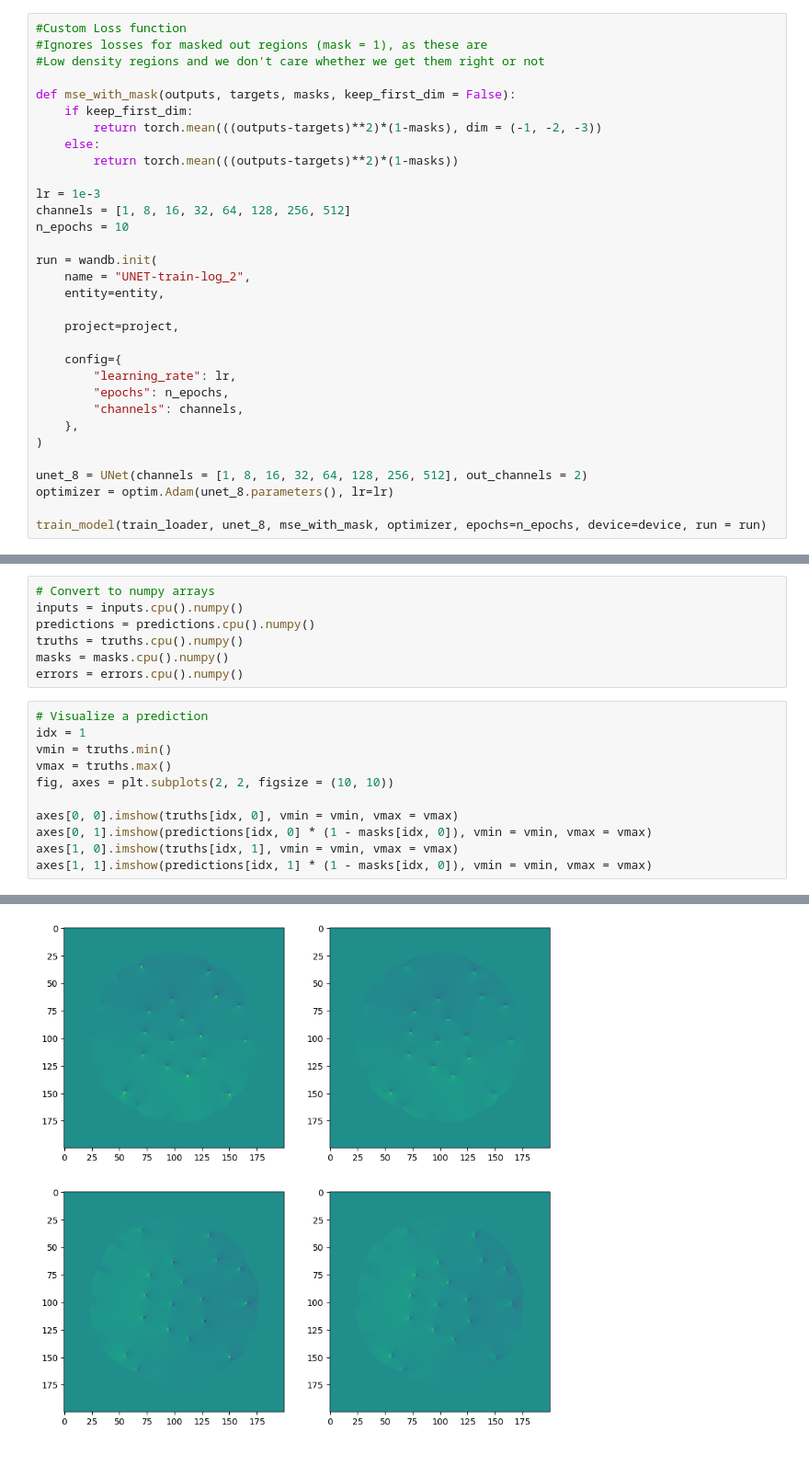
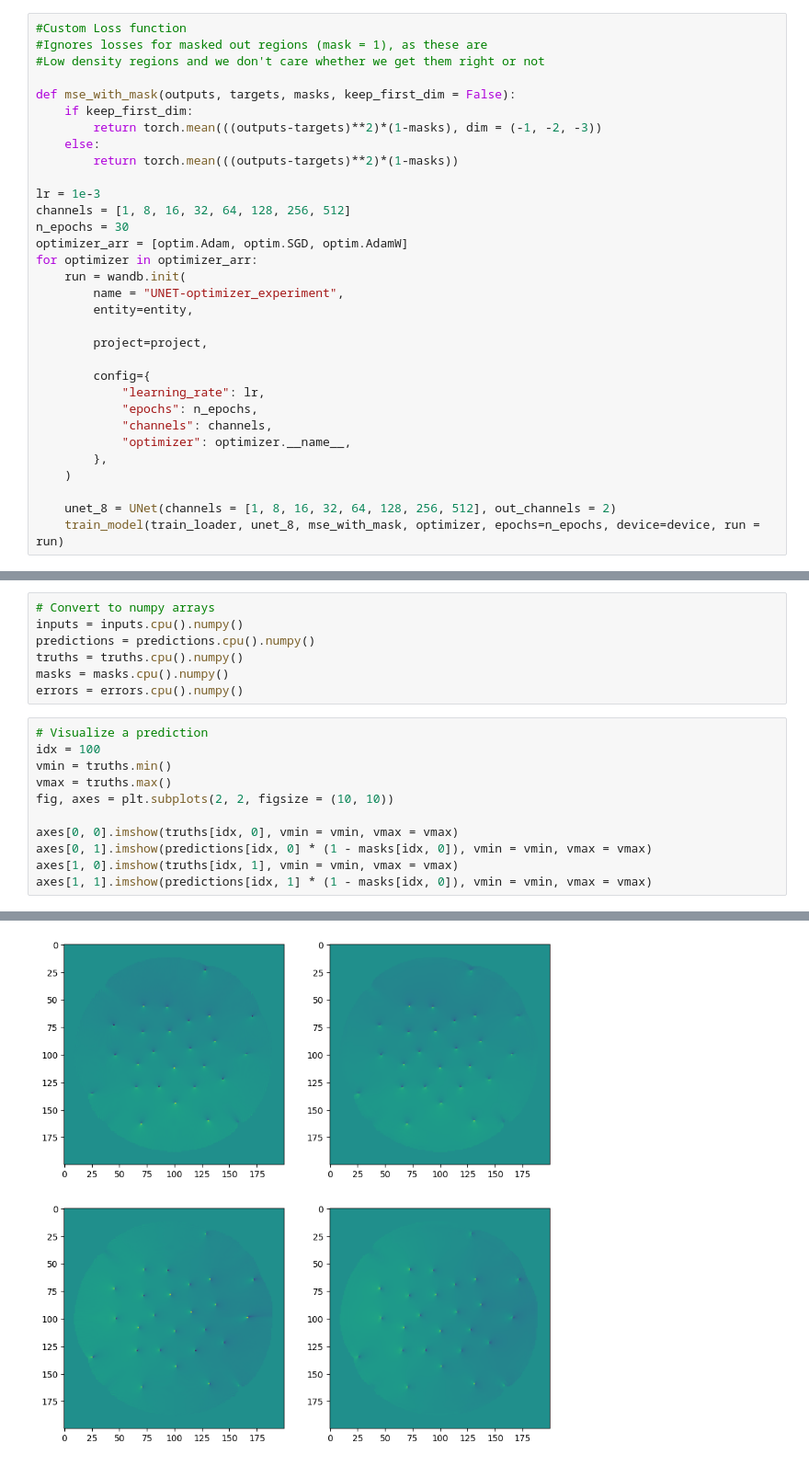
Before and after one commit to JackieLee23/HPML-Final-Project, a Jupyter notebook: density_to_phase_grad.ipynb, the cells around one changed output, grey strips where cells are left out. Shown: that part at 92% size. Cells and saved outputs as stored; diff of their text form.

```diff
--- a/density_to_phase_grad.ipynb
+++ b/density_to_phase_grad.ipynb
@@ -368,23 +402,23 @@ def mse_with_mask(outputs, targets, masks, keep_first_dim = False):
 
 lr = 1e-3
 channels = [1, 8, 16, 32, 64, 128, 256, 512]
-n_epochs = 10
+n_epochs = 30
+optimizer_arr = [optim.Adam, optim.SGD, optim.AdamW]
+for optimizer in optimizer_arr:
+    run = wandb.init(
+        name = "UNET-optimizer_experiment",
+        entity=entity,
 
-run = wandb.init(
-    name = "UNET-train-log_2",
-    entity=entity,
+        project=project,
 
-    project=project,
+        config={
+            "learning_rate": lr,
+            "epochs": n_epochs,
+            "channels": channels,
+            "optimizer": optimizer.__name__,
+        },
+    )
 
-    config={
-        "learning_rate": lr,
-        "epochs": n_epochs,
-        "channels": channels,
-    },
-)
-
-unet_8 = UNet(channels = [1, 8, 16, 32, 64, 128, 256, 512], out_channels = 2)
-optimizer = optim.Adam(unet_8.parameters(), lr=lr)
-
-train_model(train_loader, unet_8, mse_with_mask, optimizer, epochs=n_epochs, device=device, run = run)
+    unet_8 = UNet(channels = [1, 8, 16, 32, 64, 128, 256, 512], out_channels = 2)
+    train_model(train_loader, unet_8, mse_with_mask, optimizer, epochs=n_epochs, device=device, run = run)
 # %% [output]
@@ -423,18 +470,18 @@ masks = masks.cpu().numpy()
 errors = errors.cpu().numpy()
 # %%
 # Visualize a prediction
-idx = 1
+idx = 100
 vmin = truths.min()
 vmax = truths.max()
 fig, axes = plt.subplots(2, 2, figsize = (10, 10))
 
 axes[0, 0].imshow(truths[idx, 0], vmin = vmin, vmax = vmax)
 axes[0, 1].imshow(predictions[idx, 0] * (1 - masks[idx, 0]), vmin = vmin, vmax = vmax)
 axes[1, 0].imshow(truths[idx, 1], vmin = vmin, vmax = vmax)
 axes[1, 1].imshow(predictions[idx, 1] * (1 - masks[idx, 0]), vmin = vmin, vmax = vmax)
 # %% [output]
 <matplotlib.image.AxesImage at 0x...>
-[figure, old version]
+[figure, new version]
 # %%
 # Histogram of model test set errors and baseline errors.
 baseline_errors = np.var(truths, axis = (-1, -2, -3))
```
Also changed, not shown: parts of 9 cells of this notebook.
